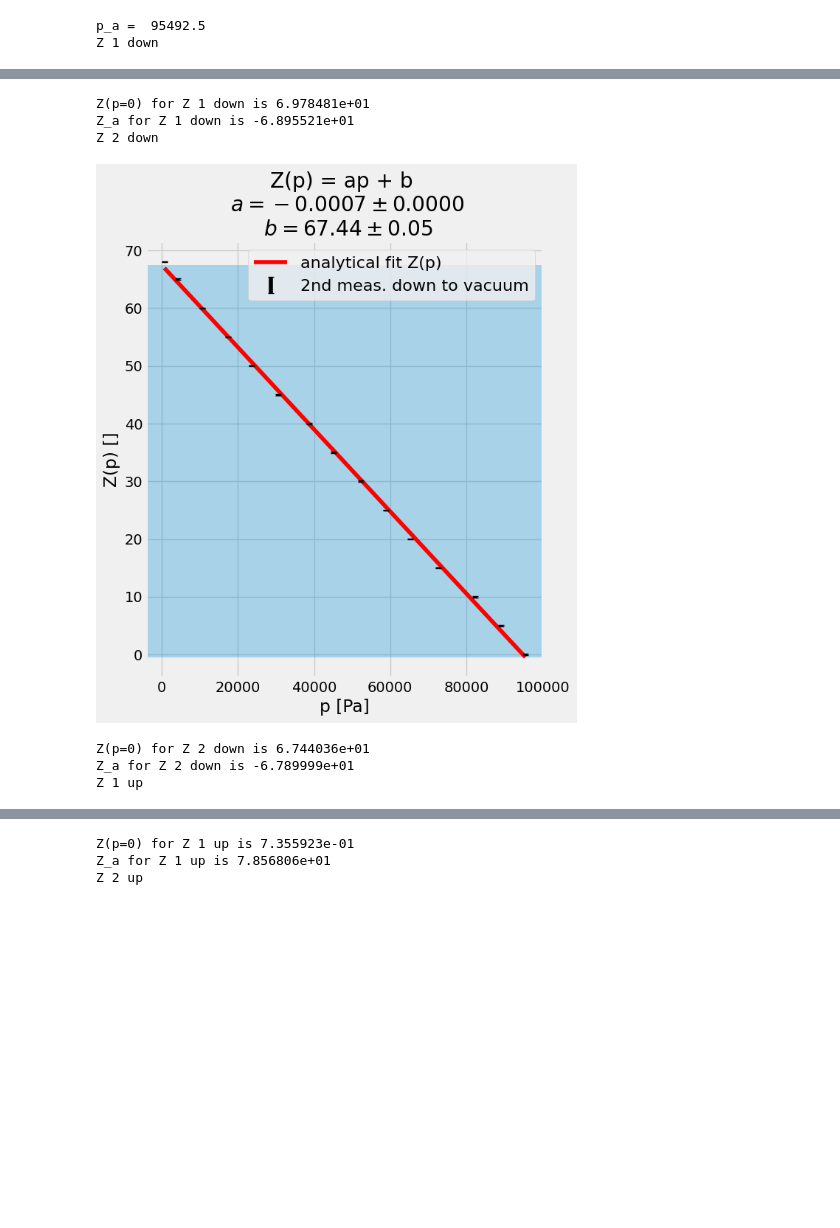
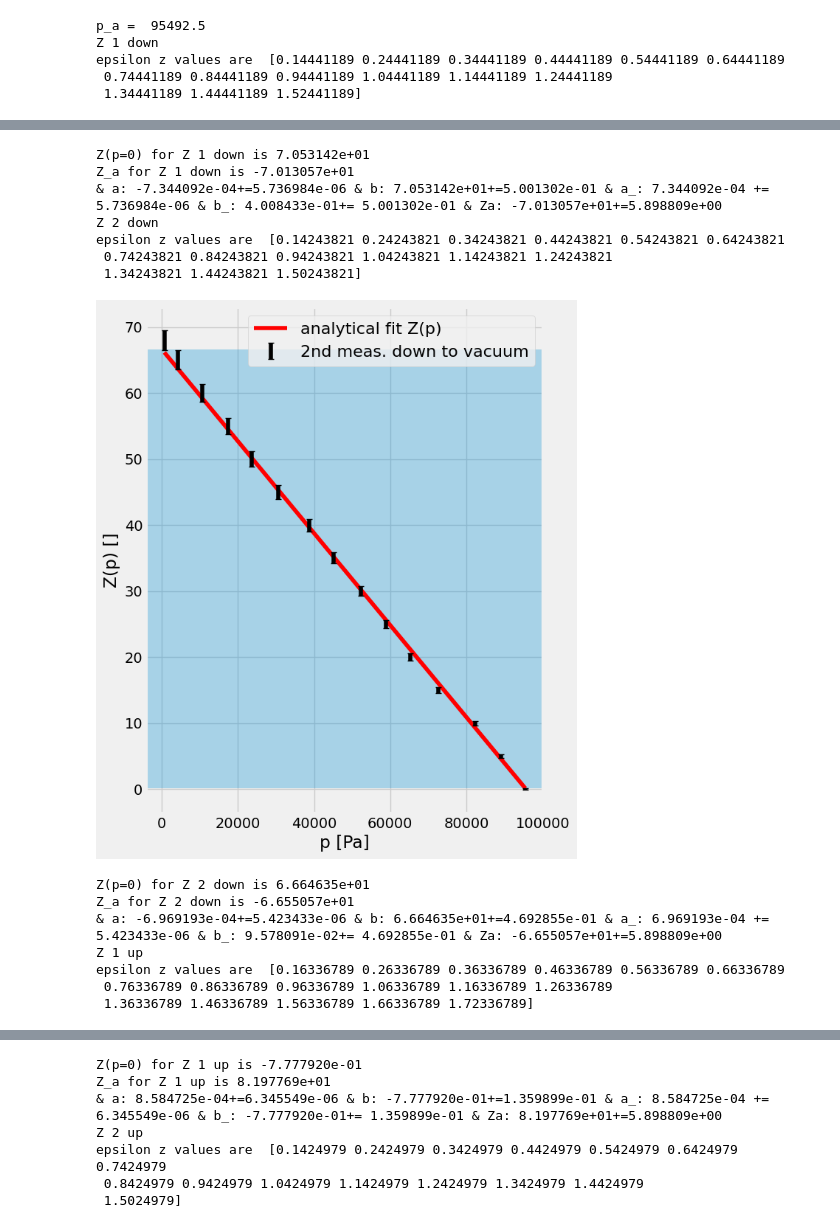
Before and after one commit to dominikrosser/praktikum_p1, a Jupyter notebook: 14 Brechungsindex der Luft/fit.ipynb, the cells around one changed output, grey strips where cells are left out. Cells and saved outputs as stored; diff of their text form; code cells hidden in the pictures; blank space fills up the shorter version.

Commit message:
Umm changed some error values

```diff
--- a/14 Brechungsindex der Luft/fit.ipynb
+++ b/14 Brechungsindex der Luft/fit.ipynb
@@ -41,7 +41,7 @@ def linear_fit_analytical(xs, ys, sigmas, xlabel='x', ylabel='y', legloc='upper
     fig, ax = plt.subplots(1,1,figsize=(6*cm, 7*cm))
     ax.plot(x, a[0,0] + a[1,0]*x, label=plotlabel, color='red')
     ax.errorbar(x, y, yerr=sig, linestyle='', capsize=3, color='black', label=errbarlabel)
-    ax.set_title('Z(p) = ap + b \n $a=%.4f \pm %.4f$ \n $b=%.2f \pm %.2f$' % (a[1], a1_error, a[0], a0_error ))
+    # ax.set_title('Z(p) = ap + b \n $a=%.4f \pm %.4f$ \n $b=%.2f \pm %.2f$' % (a[1], a1_error, a[0], a0_error ))
     ax.set_xlabel(xlabel)
     ax.set_ylabel(ylabel)
     ax.legend(loc=legloc, fontsize=16)
@@ -91,8 +91,8 @@ p_a = np.mean(p_max_values)
 print("p_a = ", p_a)
 
 # SETTING UNCERTAINTIES (look inside for loop to see further calculations of propagated uncertainties)
-sig_p_reading_and_device=2 #mbar (device has 0.05mbar uncertainty +other fluctuations when letting gas in and stuff)
-sig_Z=1/10
+sig_p_reading_and_device=2*100 #2 mbar * 100 = pascal (device has 0.05mbar uncertainty +other fluctuations when letting gas in and stuff)
+sig_Z=1/50
 
 # EMPTY LISTS OF VALUES WE'RE GONNA CALCULATE
 Z_a_values = np.zeros(4) # Calculated values for the Za
@@ -105,8 +105,9 @@ for i in range(0,len(Z_arrarr)):
     print(labels_arr[i])
     dZ_dp= Z[-1]/p[0] if i <= 1 else Z[-1]/p[-1] # dZ_dp is approximately the Z range over the largest p... (not exactly but almost)
     sig_prop_p_to_Z = np.sqrt((sig_p_reading_and_device**2) * (dZ_dp**2)) # The error from p goes to an error of Z by error propagation formulas
-    sig_Z_tot=sig_Z+sig_prop_p_to_Z
-    sig=np.ones(len(Z))*sig_Z_tot
+    #sig_Z_tot=sig_Z+sig_prop_p_to_Z
+    sig=Z_arrarr[i]*sig_Z + sig_prop_p_to_Z
+    print("epsilon z values are ", sig)
     a,b,a_err,b_err = linear_fit_analytical(p,Z,sig, xlabel='p [Pa]', ylabel='Z(p) []', legloc=('upper right' if i <= 1 else 'upper left'), saveloc=("%s.png" % (labels_arr[i])), errbarlabel=errbarlabels[i], p_a=p_a)
     Z_0 = calc_Z(0.0, a, b)
     print("Z(p=0) for %s is %.6e" % (labels_arr[i], Z_0))
@@ -115,6 +116,11 @@ for i in range(0,len(Z_arrarr)):
     Z_a_values[i] = np.abs(Z_a)
     a_values_normed[i], a_errors_normed_by_fit[i] = np.abs(a), a_err
     b_values_normed[i],b_errors_normed_by_fit[i]= b if i >= 2 else b-Z_a_values[i],b_err#b, b_err
+    print("& a: %.6e+=%.6e & b: %.6e+=%.6e & a_: %.6e += %.6e & b_: %.6e+= %.6e & Za: %.6e+=%.6e" % (a,a_err,b,b_err,a_values_normed[i], a_errors_normed_by_fit[i],
+    b_values_normed[i], b_errors_normed_by_fit[i], Z_a, 5.898808774748939))
 # %% [output]
 p_a =  95492.5
 Z 1 down
+epsilon z values are  [0.14441189 0.24441189 0.34441189 0.44441189 0.54441189 0.64441189
+ 0.74441189 0.84441189 0.94441189 1.04441189 1.14441189 1.24441189
+ 1.34441189 1.44441189 1.52441189]
@@ -122,7 +128,15 @@ Z 1 down
-Z(p=0) for Z 1 down is 6.978481e+01
-Z_a for Z 1 down is -6.895521e+01
+Z(p=0) for Z 1 down is 7.053142e+01
+Z_a for Z 1 down is -7.013057e+01
+& a: -7.344092e-04+=5.736984e-06 & b: 7.053142e+01+=5.001302e-01 & a_: 7.344092e-04 += 5.736984e-06 & b_: 4.008433e-01+= 5.001302e-01 & Za: -7.013057e+01+=5.898809e+00
 Z 2 down
+epsilon z values are  [0.14243821 0.24243821 0.34243821 0.44243821 0.54243821 0.64243821
+ 0.74243821 0.84243821 0.94243821 1.04243821 1.14243821 1.24243821
+ 1.34243821 1.44243821 1.50243821]
-[figure, old version]
+[figure, new version]
-Z(p=0) for Z 2 down is 6.744036e+01
-Z_a for Z 2 down is -6.789999e+01
+Z(p=0) for Z 2 down is 6.664635e+01
+Z_a for Z 2 down is -6.655057e+01
+& a: -6.969193e-04+=5.423433e-06 & b: 6.664635e+01+=4.692855e-01 & a_: 6.969193e-04 += 5.423433e-06 & b_: 9.578091e-02+= 4.692855e-01 & Za: -6.655057e+01+=5.898809e+00
 Z 1 up
+epsilon z values are  [0.16336789 0.26336789 0.36336789 0.46336789 0.56336789 0.66336789
+ 0.76336789 0.86336789 0.96336789 1.06336789 1.16336789 1.26336789
+ 1.36336789 1.46336789 1.56336789 1.66336789 1.72336789]
@@ -130,3 +144,7 @@ Z 1 up
-Z(p=0) for Z 1 up is 7.355923e-01
-Z_a for Z 1 up is 7.856806e+01
+Z(p=0) for Z 1 up is -7.777920e-01
+Z_a for Z 1 up is 8.197769e+01
+& a: 8.584725e-04+=6.345549e-06 & b: -7.777920e-01+=1.359899e-01 & a_: 8.584725e-04 += 6.345549e-06 & b_: -7.777920e-01+= 1.359899e-01 & Za: 8.197769e+01+=5.898809e+00
 Z 2 up
+epsilon z values are  [0.1424979 0.2424979 0.3424979 0.4424979 0.5424979 0.6424979 0.7424979
+ 0.8424979 0.9424979 1.0424979 1.1424979 1.2424979 1.3424979 1.4424979
+ 1.5024979]
```
Also changed, not shown: parts of 5 cells of this notebook, 8 other files.
